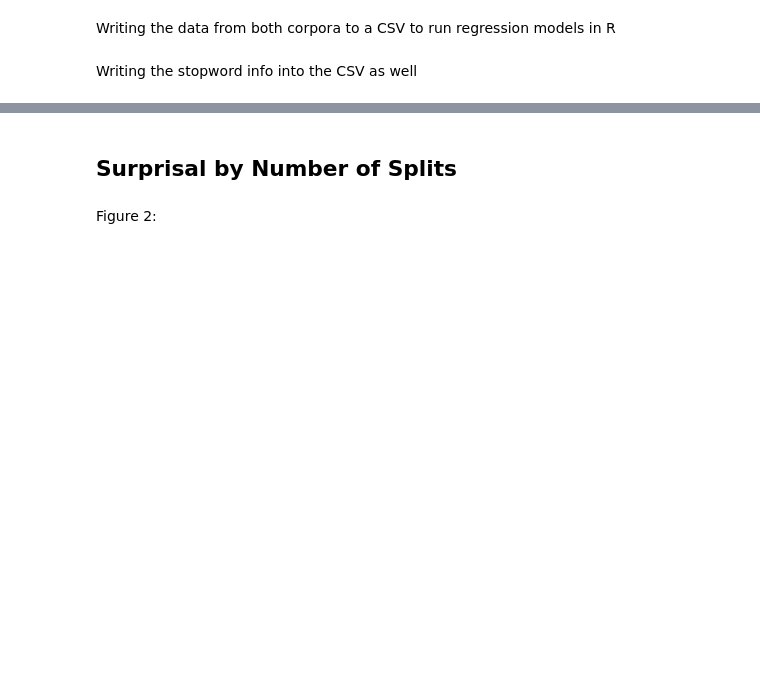
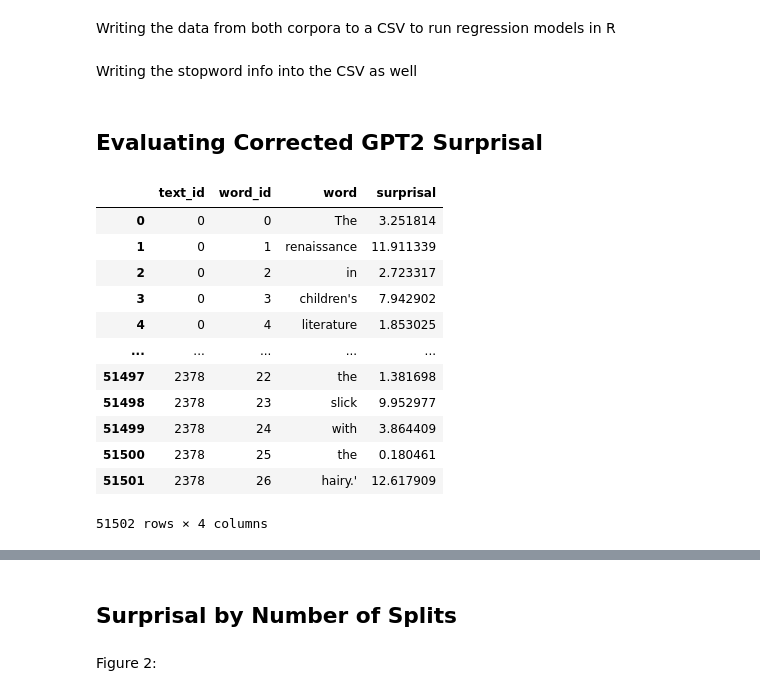
Before and after one commit to sathvikn/dl-psych-tokenization, a Jupyter notebook: cleaning_exploration.ipynb, the cells around one changed output, grey strips where cells are left out. Cells and saved outputs as stored; diff of their text form; code cells hidden in the pictures; blank space fills up the shorter version.

```diff
--- a/cleaning_exploration.ipynb
+++ b/cleaning_exploration.ipynb
@@ -167,3 +167,22 @@ Writing the stopword info into the CSV as well
 df = pd.read_csv("data/surprisal_data/combined_surprisal_rts.csv")
 df['is_stopword'] = df['token'].isin(stopwords.words("english"))
 df.to_csv("data/surprisal_data/combined_surprisal_rts.csv", index = False)
+# %% [markdown]
+## Evaluating Corrected GPT2 Surprisal
+# %%
+dundee_surprisals = pd.read_table("data/surprisal_data/dundee/dundee_corrected_gpt2_surprisals.tsv", sep = '\t')
+dundee_surprisals
+# %% [output]
+|  | text_id | word_id | word | surprisal |
+| 0 | 0 | 0 | The | 3.251814 |
+| 1 | 0 | 1 | renaissance | 11.911339 |
+| 2 | 0 | 2 | in | 2.723317 |
+| 3 | 0 | 3 | children's | 7.942902 |
+| 4 | 0 | 4 | literature | 1.853025 |
+| ... | ... | ... | ... | ... |
+| 51497 | 2378 | 22 | the | 1.381698 |
+| 51498 | 2378 | 23 | slick | 9.952977 |
+| 51499 | 2378 | 24 | with | 3.864409 |
+| 51500 | 2378 | 25 | the | 0.180461 |
+| 51501 | 2378 | 26 | hairy.' | 12.617909 |
+51502 rows × 4 columns
```
Also changed, not shown: parts of 10 cells of this notebook.
